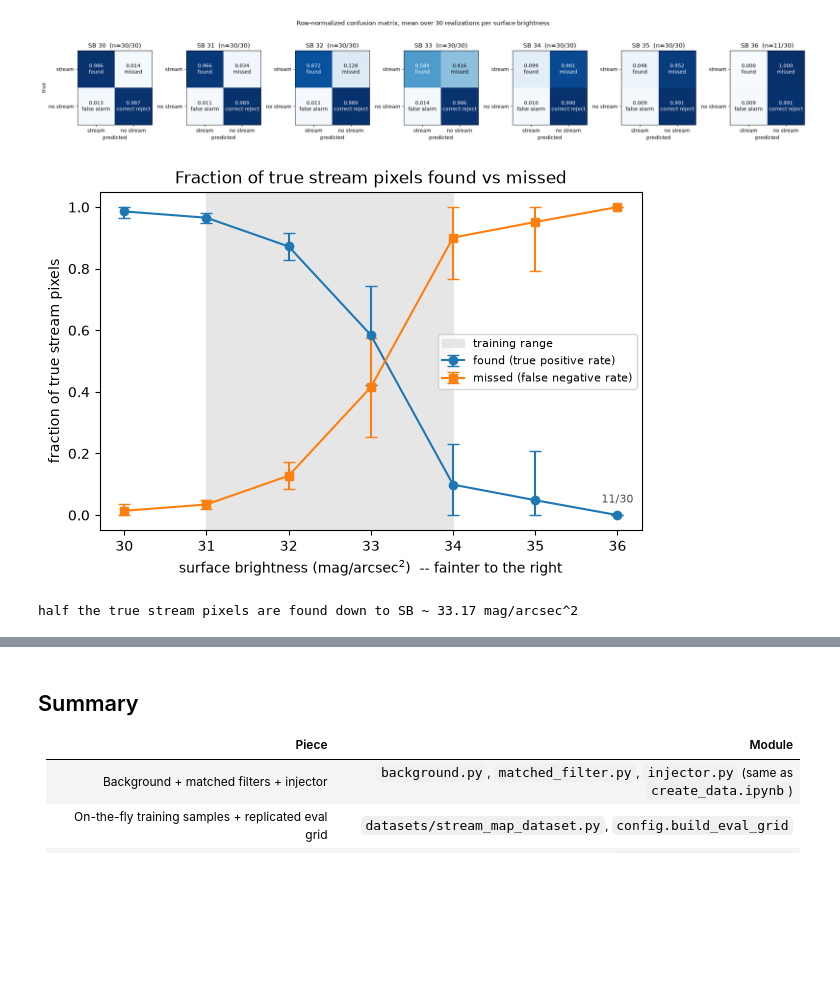
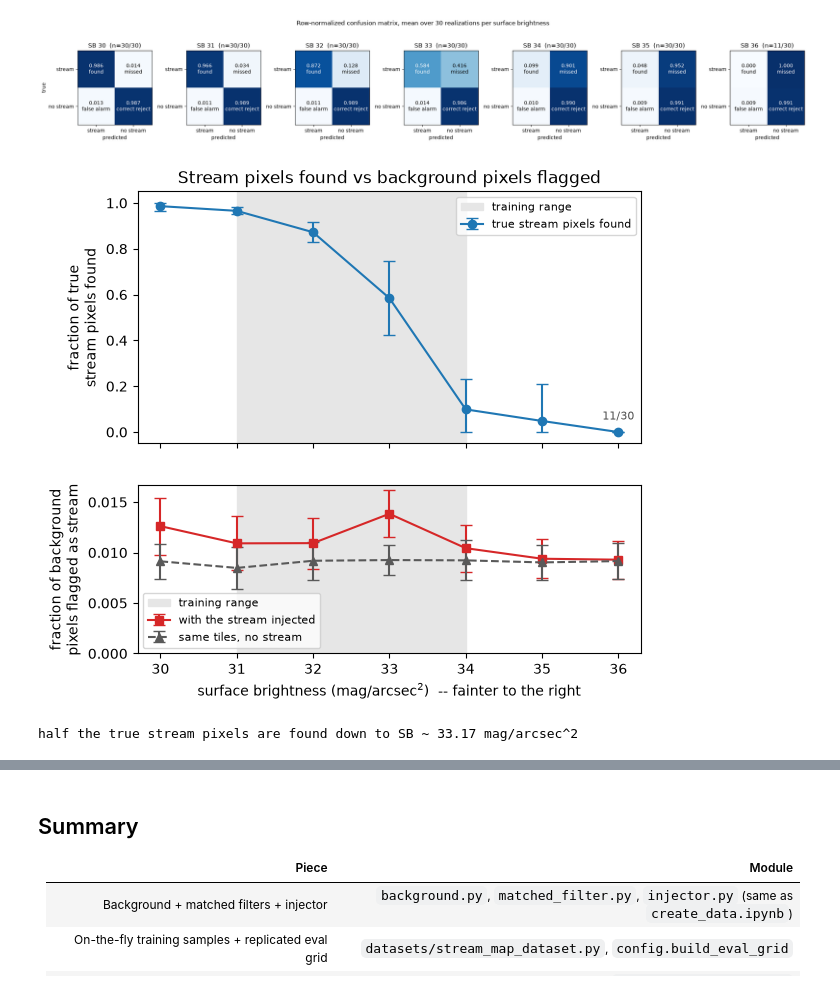
Before and after one commit to MatthieuPE/streamgoggles, a Jupyter notebook: notebooks/train_model.ipynb, the cells around one changed output, grey strips where cells are left out. Saved outputs shown, nothing was run; the diff lists cells and outputs as text; code cells hidden in the pictures; blank space fills up the shorter version.

```diff
--- a/notebooks/train_model.ipynb
+++ b/notebooks/train_model.ipynb
@@ -1063,7 +1071,7 @@ with warnings.catch_warnings():
 
 detection = aggregate_over_replicates(
     footprint_results,
-    metrics=["tpr", "fnr", "fpr", "tnr", "n_true_pixels"],
+    metrics=["tpr", "fnr", "fpr", "tnr", "precision", "fpr_no_stream", "n_true_pixels"],
     group_by=["richness"],
 )
 print(f"{len(footprint_results)} realizations "
@@ -1071,7 +1079,7 @@ print(f"{len(footprint_results)} realizations "
 print(
     detection[
         ["richness", "n_true_pixels_mean", "tpr_mean", "tpr_std", "tpr_n",
-         "fpr_mean", "fpr_std"]
+         "fpr_mean", "fpr_no_stream_mean", "precision_mean"]
     ].to_string(index=False, float_format=lambda v: f"{v:.3f}")
 )
 # %% [output]
@@ -1105,36 +1113,34 @@ plt.show()
 # %% [output]
 [figure]
 # %%
-fig, ax = plt.subplots(figsize=(7, 4.4))
-plot_detection_rates(
+ax_found, ax_false = plot_detection_rates(
     detection, "richness",
-    ax=ax,
     training_range=(min(stream_param_cfg["richness"]), max(stream_param_cfg["richness"])),
 )
-ax.set_xlabel("surface brightness (mag/arcsec$^2$)  -- fainter to the right")
-ax.set_title("Fraction of true stream pixels found vs missed")
+ax_false.set_xlabel("surface brightness (mag/arcsec$^2$)  -- fainter to the right")
+ax_found.set_title("Stream pixels found vs background pixels flagged")
 plt.show()
 
 # Where detection stops: the faintest surface brightness at which, on
 # average, at least half of the true stream pixels are still found --
 # interpolated between grid points, using only points with true pixels.
 defined = detection.dropna(subset=["tpr_mean"]).sort_values("richness")
 sb, tpr = defined["richness"].to_numpy(), defined["tpr_mean"].to_numpy()
 crossing = np.flatnonzero((tpr[:-1] >= 0.5) & (tpr[1:] < 0.5))
 if crossing.size:
     i = crossing[0]
     edge = sb[i] + (0.5 - tpr[i]) * (sb[i + 1] - sb[i]) / (tpr[i + 1] - tpr[i])
     print(f"half the true stream pixels are found down to SB ~ {edge:.2f} mag/arcsec^2")
 elif (tpr >= 0.5).all():
     print(f"at least half the true pixels are found at every SB where a label exists "
           f"(down to SB {sb.max():.0f}); the limit is set by the label vanishing, "
           f"not by the model")
 else:
     print("fewer than half the true pixels are found even at the brightest SB tested")
 
 vanished = detection.loc[detection["tpr_mean"].isna(), "richness"].tolist()
 if vanished:
     print(f"no true stream pixels at all (label vanished) at SB: {vanished}")
 # %% [output]
-[figure, old version]
+[figure, new version]
 half the true stream pixels are found down to SB ~ 33.17 mag/arcsec^2
```
Also changed, not shown: parts of 3 cells of this notebook, 5 other files.
